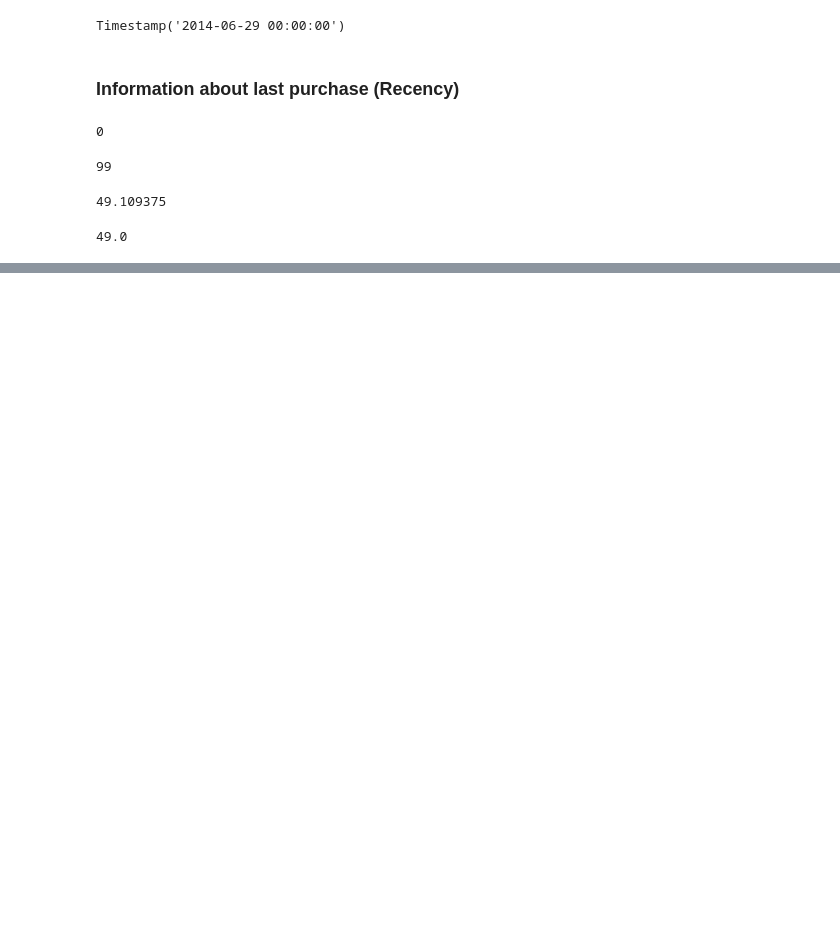
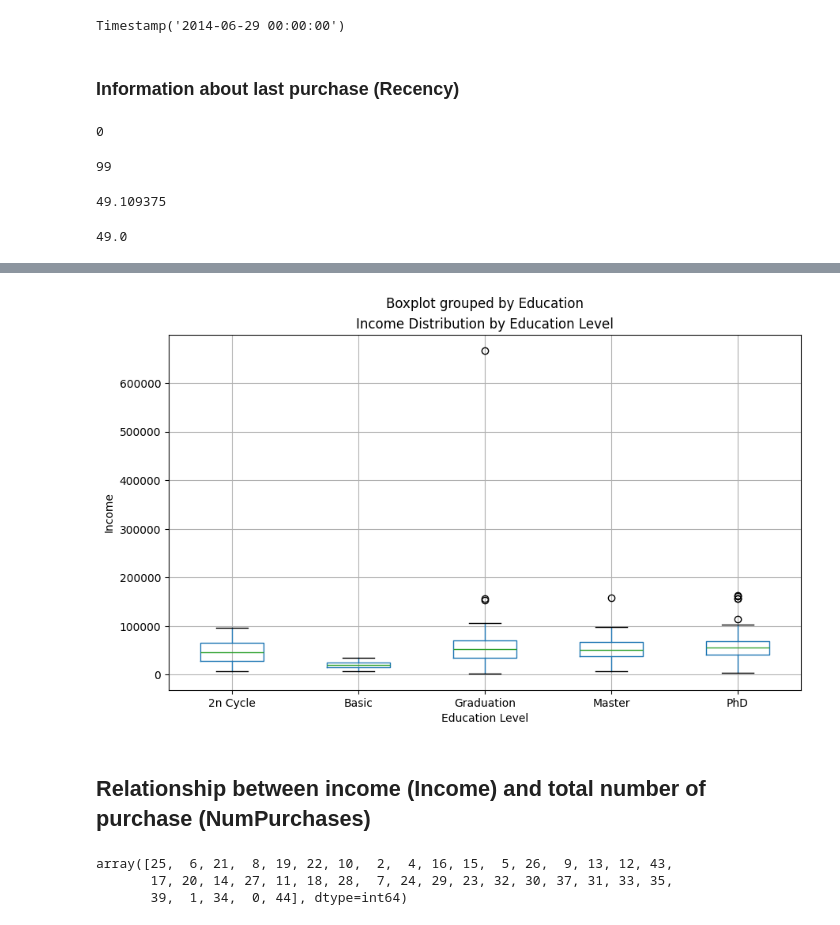
Before and after one commit to HajarRahimi/customer_analysis, a Jupyter notebook: customer_analysis.ipynb, the cells around one changed output, grey strips where cells are left out. Drawn from its saved outputs; the diff is of its cells as text; code cells hidden in the pictures; blank space fills up the shorter version.

```diff
--- a/customer_analysis.ipynb
+++ b/customer_analysis.ipynb
@@ -129,0 +194,8 @@ customer['Recency'].median()
+# %%
+customer.boxplot(column='Income', by='Education', figsize=(10, 6))
+plt.title('Income Distribution by Education Level')
+plt.ylabel('Income')
+plt.xlabel('Education Level')
+plt.show()
+# %% [output]
+[figure, added]
@@ -129,0 +204,8 @@ customer['Recency'].median()
+# %% [markdown]
+## Relationship between income **(Income)** and total number of purchase **(NumPurchases)**
+# %%
+customer['NumPurchases'].unique()
+# %% [output]
+array([25,  6, 21,  8, 19, 22, 10,  2,  4, 16, 15,  5, 26,  9, 13, 12, 43,
+       17, 20, 14, 27, 11, 18, 28,  7, 24, 29, 23, 32, 30, 37, 31, 33, 35,
+       39,  1, 34,  0, 44], dtype=int64)
```
Also changed, not shown: parts of 19 cells of this notebook.
